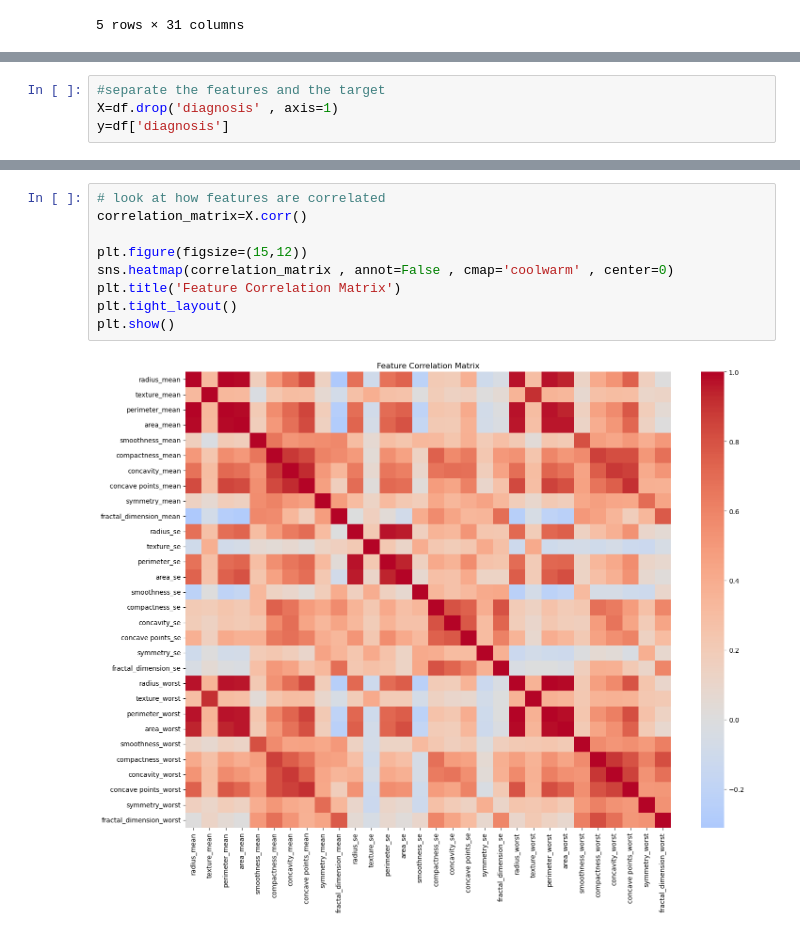
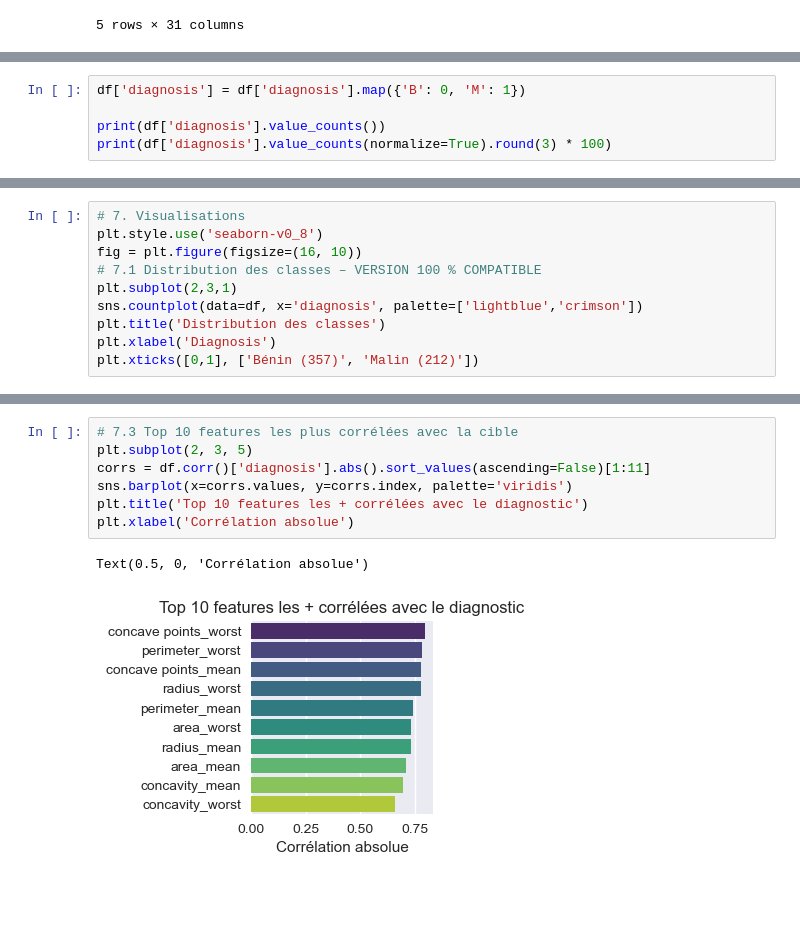
Before and after one commit to youssef060902/Algonomads_ML, a Jupyter notebook: Project.ipynb, the cells around one changed output, grey strips where cells are left out. Drawn from its saved outputs; the diff is of its cells as text; blank space fills up the shorter version.

```diff
--- a/Project.ipynb
+++ b/Project.ipynb
@@ -40,0 +73,5 @@ df.head()
+# %%
+df['diagnosis'] = df['diagnosis'].map({'B': 0, 'M': 1})
+
+print(df['diagnosis'].value_counts())
+print(df['diagnosis'].value_counts(normalize=True).round(3) * 100)
@@ -41,4 +114,10 @@ df.head()
 # %%
-#separate the features and the target
-X=df.drop('diagnosis' , axis=1)
-y=df['diagnosis']
+# 7. Visualisations
+plt.style.use('seaborn-v0_8')
+fig = plt.figure(figsize=(16, 10))
+# 7.1 Distribution des classes – VERSION 100 % COMPATIBLE
+plt.subplot(2,3,1)
+sns.countplot(data=df, x='diagnosis', palette=['lightblue','crimson'])
+plt.title('Distribution des classes')
+plt.xlabel('Diagnosis')
+plt.xticks([0,1], ['Bénin (357)', 'Malin (212)'])
@@ -45,12 +129,11 @@ y=df['diagnosis']
 # %%
-# look at how features are correlated
-correlation_matrix=X.corr()
-
-plt.figure(figsize=(15,12))
-sns.heatmap(correlation_matrix , annot=False , cmap='coolwarm' , center=0)
-plt.title('Feature Correlation Matrix')
-plt.tight_layout()
-plt.show()
+# 7.3 Top 10 features les plus corrélées avec la cible
+plt.subplot(2, 3, 5)
+corrs = df.corr()['diagnosis'].abs().sort_values(ascending=False)[1:11]
+sns.barplot(x=corrs.values, y=corrs.index, palette='viridis')
+plt.title('Top 10 features les + corrélées avec le diagnostic')
+plt.xlabel('Corrélation absolue')
 # %% [output]
+Text(0.5, 0, 'Corrélation absolue')
-[figure, old version]
+[figure, new version]
 # %%
```
Also changed, not shown: parts of 34 cells of this notebook, 1 other file.
